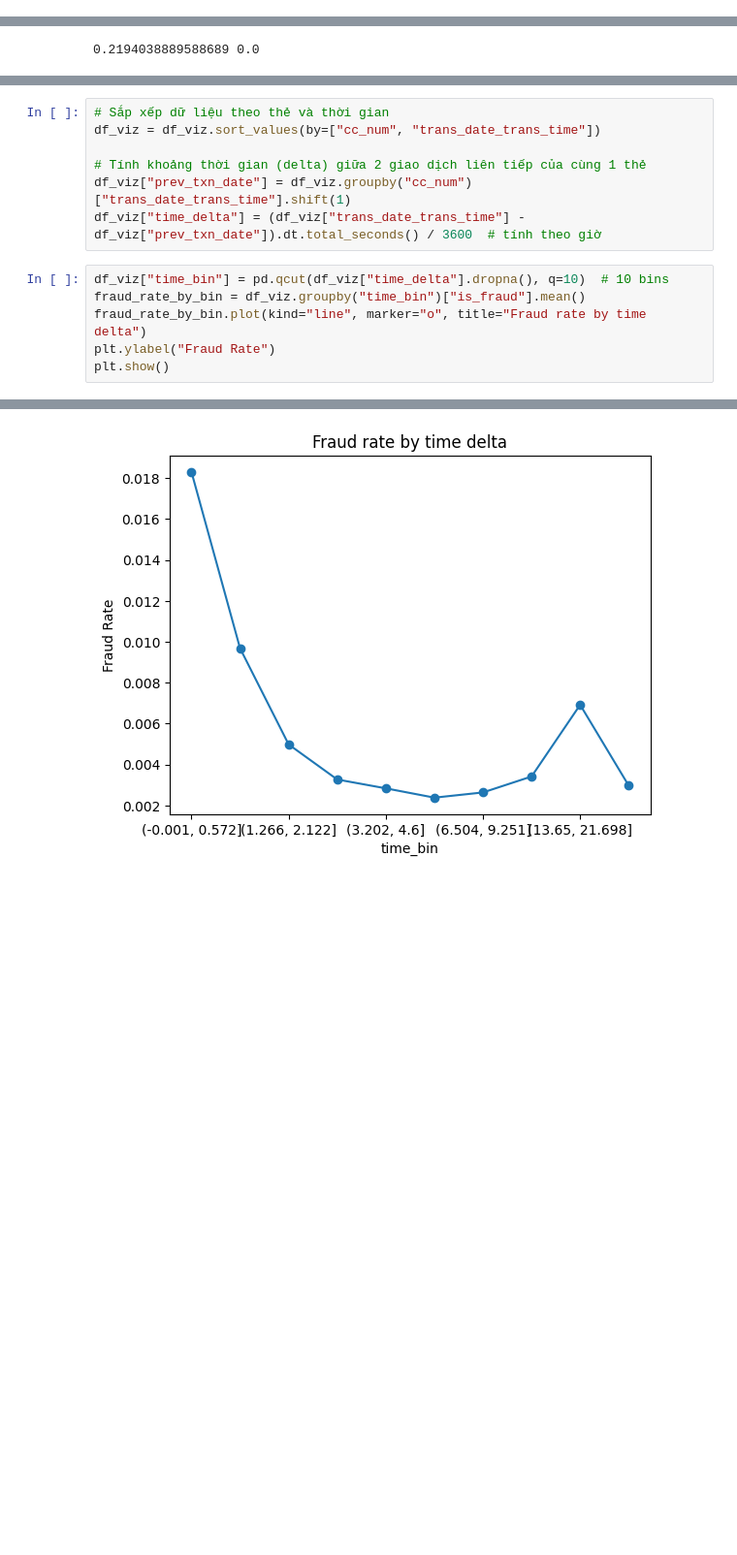
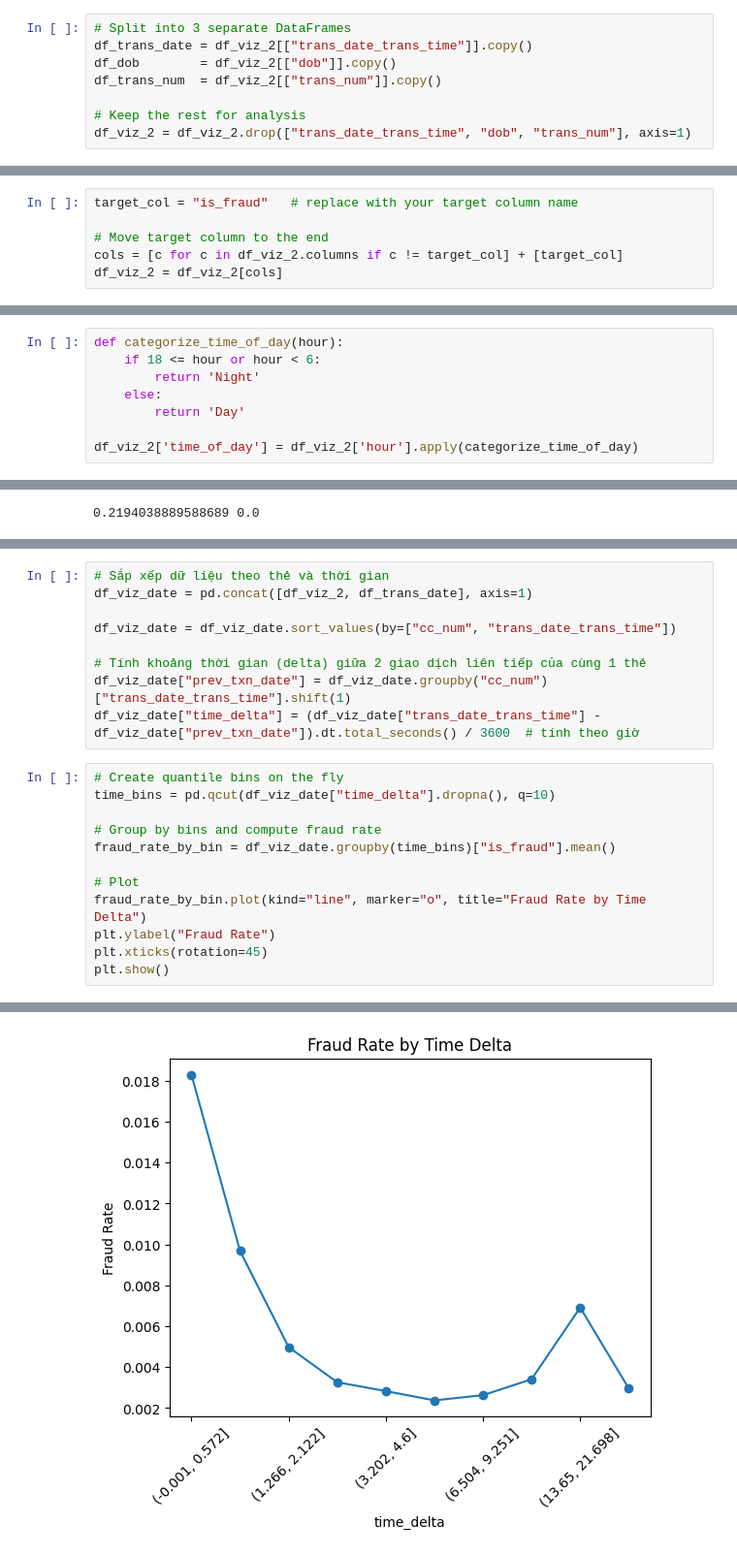
Before and after one commit to AubLambert/FraudDetection, a Jupyter notebook: Fraud_Detection.ipynb, the cells around one changed output, grey strips where cells are left out. Shown at 97% size. Cells and saved outputs as stored; diff of their text form; blank space fills up the shorter version.

```diff
--- a/Fraud_Detection.ipynb
+++ b/Fraud_Detection.ipynb
@@ -528,0 +651,8 @@ fraud_countplot(df_viz, "time_of_day")
+# %%
+# Split into 3 separate DataFrames
+df_trans_date = df_viz_2[["trans_date_trans_time"]].copy()
+df_dob        = df_viz_2[["dob"]].copy()
+df_trans_num  = df_viz_2[["trans_num"]].copy()
+
+# Keep the rest for analysis
+df_viz_2 = df_viz_2.drop(["trans_date_trans_time", "dob", "trans_num"], axis=1)
@@ -528,0 +661,6 @@ fraud_countplot(df_viz, "time_of_day")
+# %%
+target_col = "is_fraud"   # replace with your target column name
+
+# Move target column to the end
+cols = [c for c in df_viz_2.columns if c != target_col] + [target_col]
+df_viz_2 = df_viz_2[cols]
@@ -528,0 +1204,8 @@ fraud_countplot(df_viz, "time_of_day")
+# %%
+def categorize_time_of_day(hour):
+    if 18 <= hour or hour < 6:
+        return 'Night'
+    else:
+        return 'Day'
+
+df_viz_2['time_of_day'] = df_viz_2['hour'].apply(categorize_time_of_day)
@@ -574,14 +1285,22 @@ Correlation: 0.2194038889588689 p-value: 0.0
 # %%
 # Sắp xếp dữ liệu theo thẻ và thời gian
-df_viz = df_viz.sort_values(by=["cc_num", "trans_date_trans_time"])
+df_viz_date = pd.concat([df_viz_2, df_trans_date], axis=1)
+
+df_viz_date = df_viz_date.sort_values(by=["cc_num", "trans_date_trans_time"])
 
 # Tính khoảng thời gian (delta) giữa 2 giao dịch liên tiếp của cùng 1 thẻ
-df_viz["prev_txn_date"] = df_viz.groupby("cc_num")["trans_date_trans_time"].shift(1)
-df_viz["time_delta"] = (df_viz["trans_date_trans_time"] - df_viz["prev_txn_date"]).dt.total_seconds() / 3600  # tính theo giờ
+df_viz_date["prev_txn_date"] = df_viz_date.groupby("cc_num")["trans_date_trans_time"].shift(1)
+df_viz_date["time_delta"] = (df_viz_date["trans_date_trans_time"] - df_viz_date["prev_txn_date"]).dt.total_seconds() / 3600  # tính theo giờ
 # %%
-df_viz["time_bin"] = pd.qcut(df_viz["time_delta"].dropna(), q=10)  # 10 bins
-fraud_rate_by_bin = df_viz.groupby("time_bin")["is_fraud"].mean()
-fraud_rate_by_bin.plot(kind="line", marker="o", title="Fraud rate by time delta")
+# Create quantile bins on the fly
+time_bins = pd.qcut(df_viz_date["time_delta"].dropna(), q=10)
+
+# Group by bins and compute fraud rate
+fraud_rate_by_bin = df_viz_date.groupby(time_bins)["is_fraud"].mean()
+
+# Plot
+fraud_rate_by_bin.plot(kind="line", marker="o", title="Fraud Rate by Time Delta")
 plt.ylabel("Fraud Rate")
+plt.xticks(rotation=45)
 plt.show()
 # %% [output]
@@ -588,4 +1308,4 @@ plt.show()
-[figure, old version]
+[figure, new version]
 # %%
 from scipy.stats import pointbiserialr
 
```
Also changed, not shown: parts of 173 cells of this notebook.
